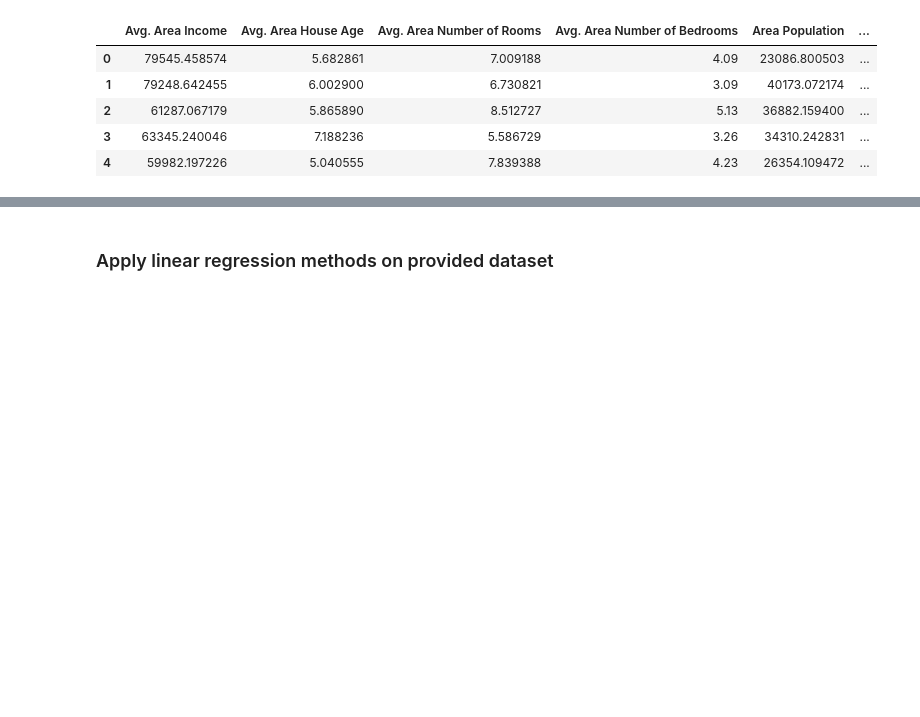
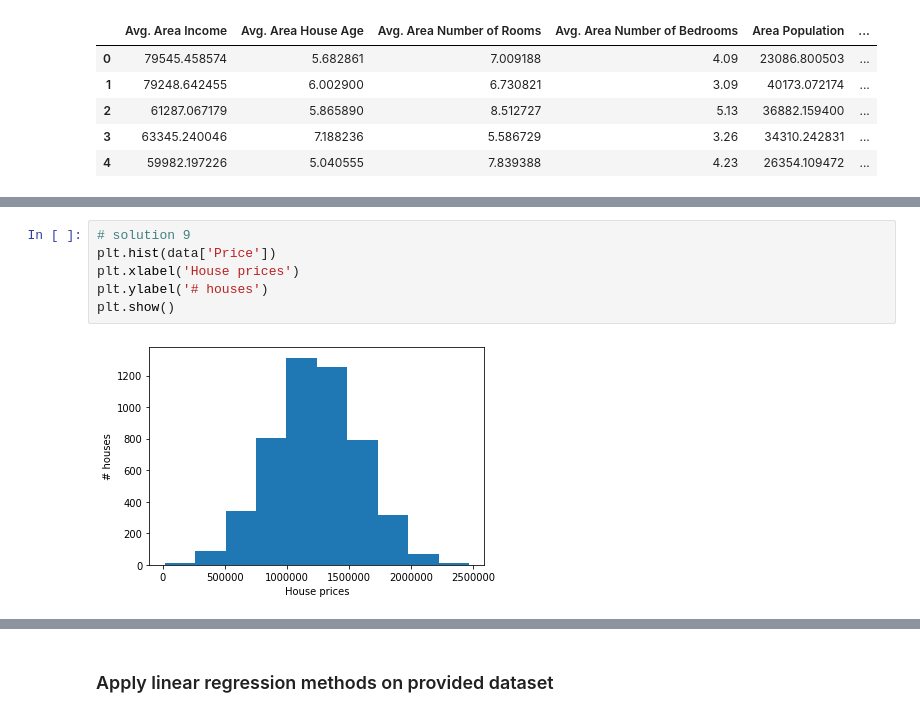
Before and after one commit to dennis-grinwald/tubddscourse, a Jupyter notebook: ml_part/day1_regression/solutions_practical_session.ipynb, the cells around one changed output, grey strips where cells are left out. Cells and saved outputs as stored; diff of their text form; blank space fills up the shorter version.

```diff
--- a/ml_part/day1_regression/solutions_practical_session.ipynb
+++ b/ml_part/day1_regression/solutions_practical_session.ipynb
@@ -85,0 +167,8 @@ from sklearn.metrics import mean_squared_error
+# %%
+# solution 9
+plt.hist(data['Price'])
+plt.xlabel('House prices')
+plt.ylabel('# houses')
+plt.show()
+# %% [output]
+[figure, added]
```
Also changed, not shown: parts of 27 cells of this notebook, 6 other files.
